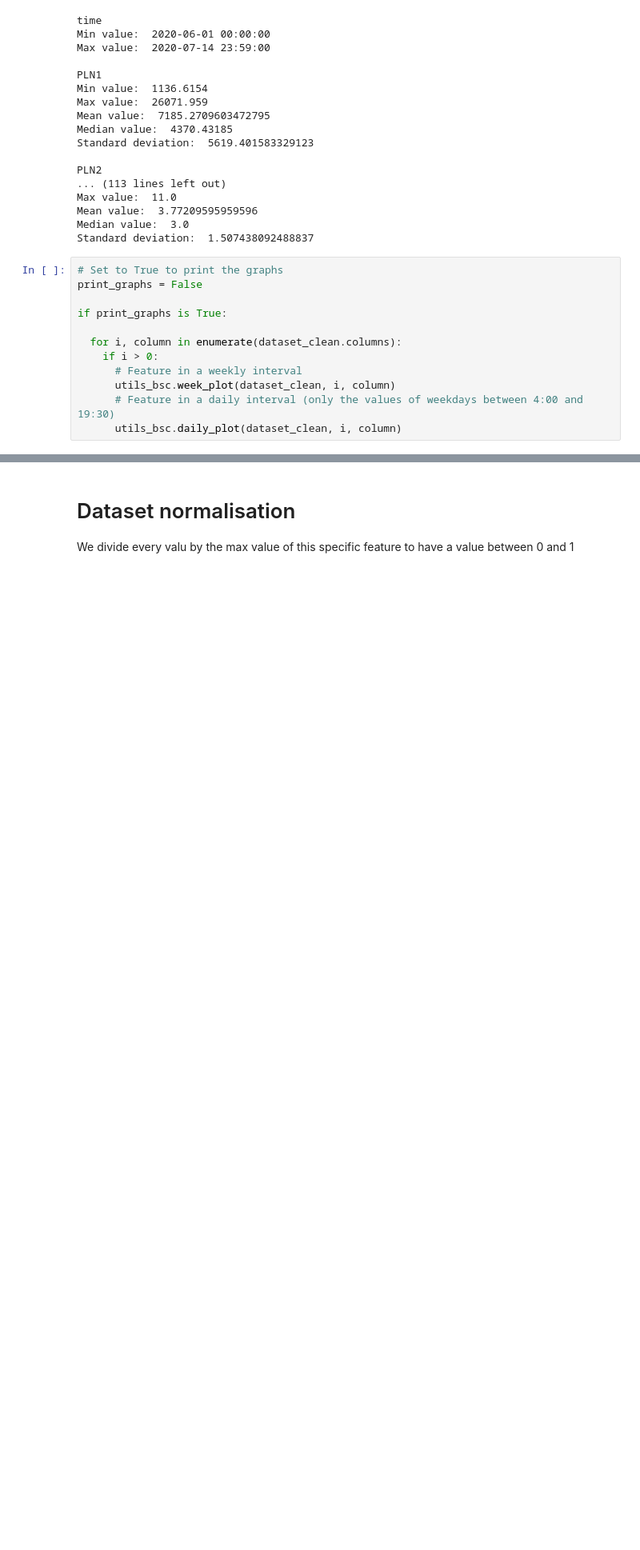
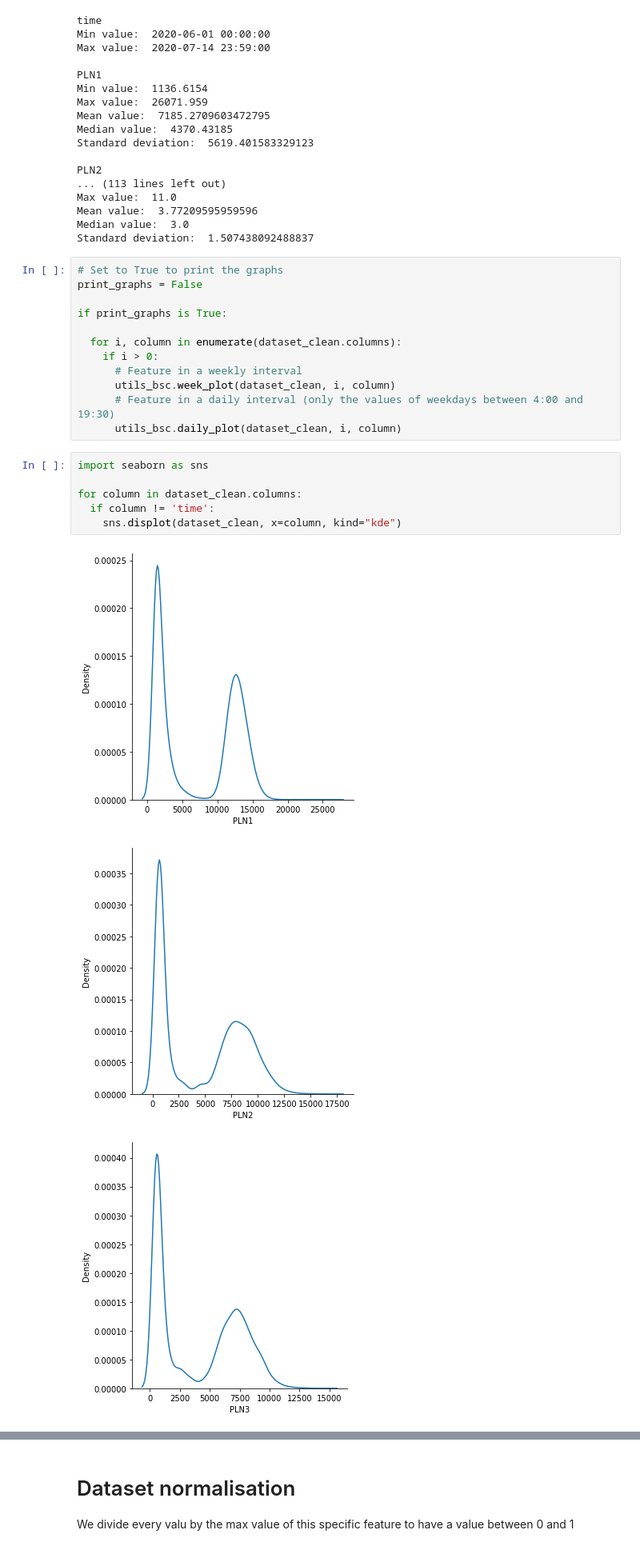
Before and after one commit to SergioTallo/Multivariate_Time_Series_Prediction_Transformers, a Jupyter notebook: bsc_arbeit.ipynb, the cells around one changed output, grey strips where cells are left out. Shown: that part at 80% size. Cells and saved outputs as stored; diff of their text form; blank space fills up the shorter version.

```diff
--- a/bsc_arbeit.ipynb
+++ b/bsc_arbeit.ipynb
@@ -159,3 +165,13 @@ if print_graphs is True:
       utils_bsc.week_plot(dataset_clean, i, column)
       # Feature in a daily interval (only the values of weekdays between 4:00 and 19:30)
       utils_bsc.daily_plot(dataset_clean, i, column)
+# %%
+import seaborn as sns
+
+for column in dataset_clean.columns:
+  if column != 'time':
+    sns.displot(dataset_clean, x=column, kind="kde")
+# %% [output]
+[figure, added]
+[figure, added]
+[figure, added]
```
Also changed, not shown: parts of 5 cells of this notebook.
